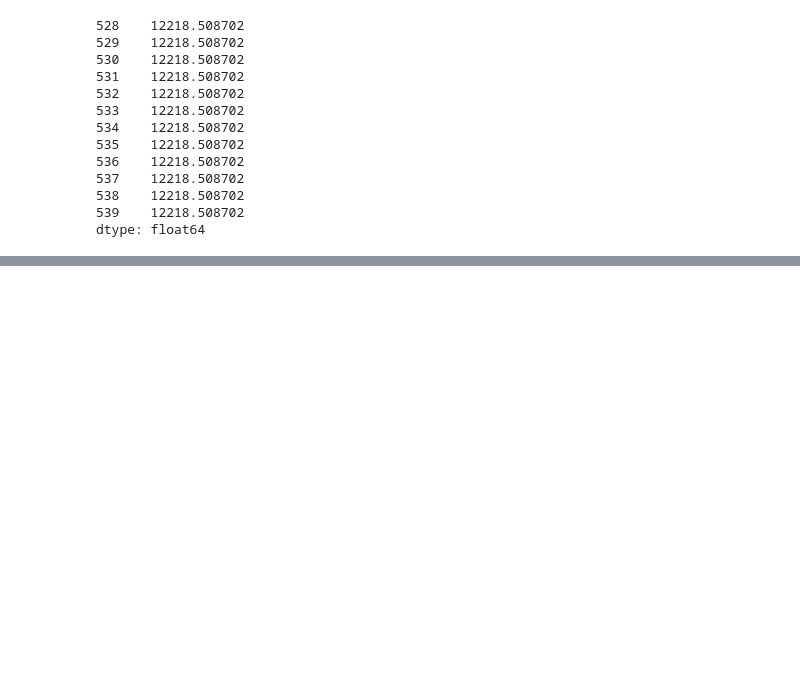
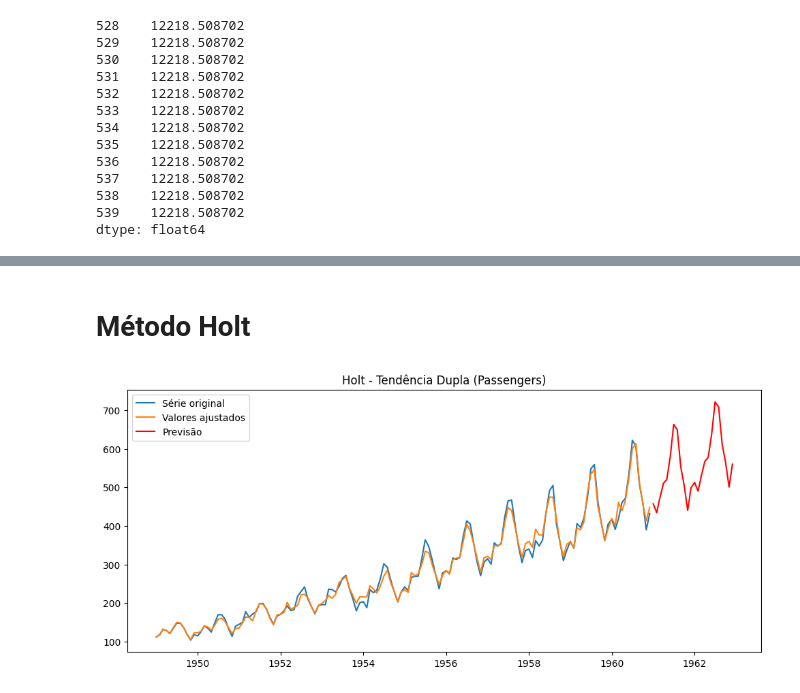
Before and after one commit to iagonmic/timeseries-econometrics-labs, a Jupyter notebook: questions/04_forecasting_methods.ipynb, the cells around one changed output, grey strips where cells are left out. Drawn from its saved outputs; the diff is of its cells as text; code cells hidden in the pictures; blank space fills up the shorter version.

```diff
--- a/questions/04_forecasting_methods.ipynb
+++ b/questions/04_forecasting_methods.ipynb
@@ -105,0 +111,46 @@ plt.show()
+# %% [markdown]
+# Método Holt
+# %%
+import pandas as pd
+import matplotlib.pyplot as plt
+
+from statsmodels.tsa.holtwinters import Holt, ExponentialSmoothing
+
+# Carregar dataset
+url = "https://raw.githubusercontent.com/jbrownlee/Datasets/master/airline-passengers.csv"
+data = pd.read_csv(url)
+
+data['Month'] = pd.to_datetime(data['Month'])
+data.set_index('Month', inplace=True)
+
+# Série
+y = data['Passengers']
+
+# Modelo Holt (Tendência)
+#holt_model = Holt(y).fit(smoothing_level=0.8, smoothing_slope=0.2)
+
+# Ajuste + previsão
+#fitted = holt_model.fittedvalues
+#forecast = holt_model.forecast(24)
+
+hw_model = ExponentialSmoothing(
+    y,
+    seasonal='add',
+    trend='mul',
+    seasonal_periods=12
+).fit()
+
+# Novo ajuste + previsão
+fitted_hw = hw_model.fittedvalues
+forecast_hw = hw_model.forecast(24) # 24 meses
+
+# Plot
+plt.figure(figsize=(12,5))
+plt.plot(y, label='Série original')
+plt.plot(fitted_hw, label='Valores ajustados')
+plt.plot(forecast_hw, label='Previsão', color='red')
+plt.legend()
+plt.title("Holt - Tendência Dupla (Passengers)")
+plt.show()
+# %% [output]
+[figure, added]
```
Also changed, not shown: parts of 7 cells of this notebook, 1 other file.
